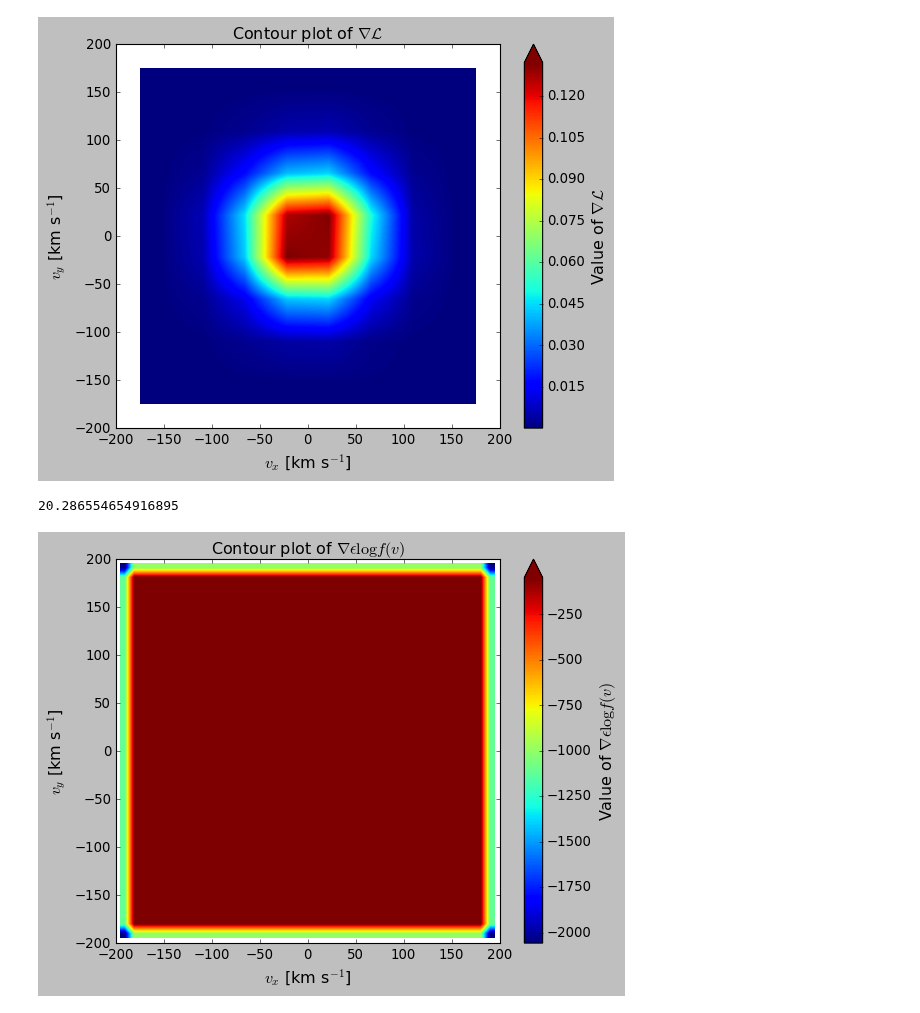
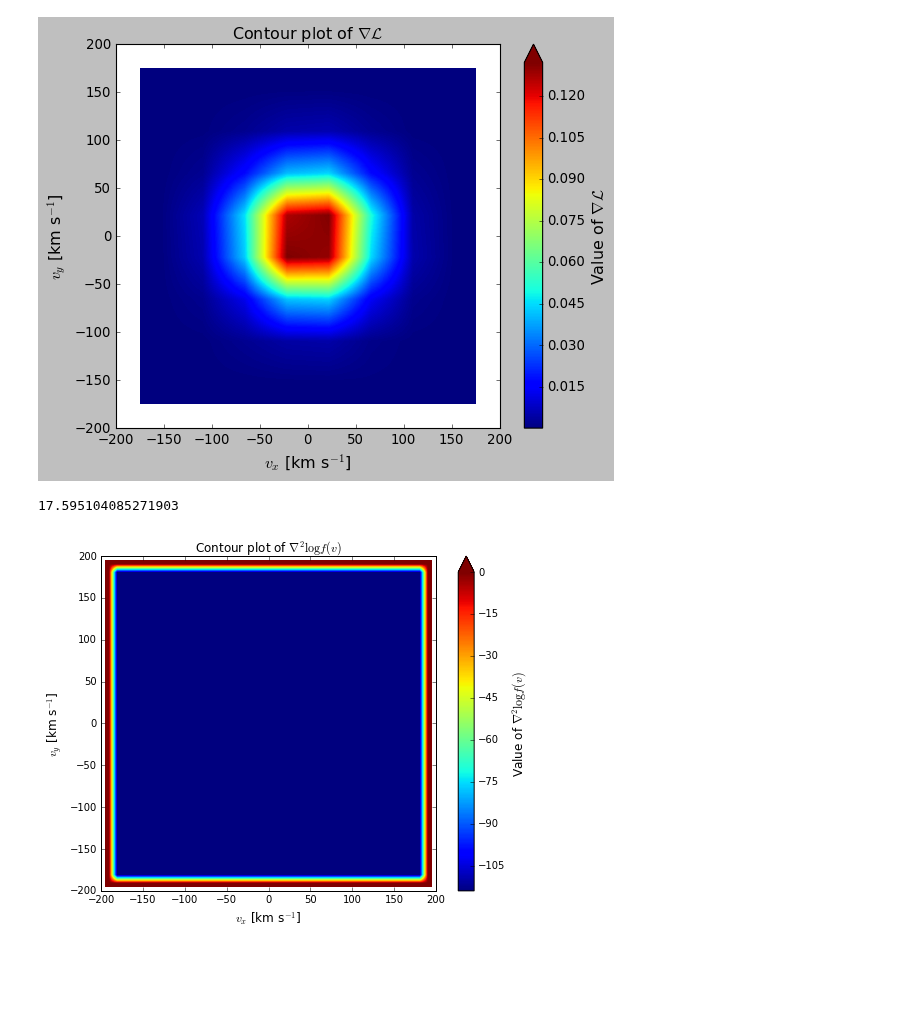
Before and after one commit to PaulMcMillan-Astro/DeprojectionProject, a Jupyter notebook: InitialDeprojectionNotebook.ipynb, the cells around one changed output. Saved outputs shown, nothing was run; the diff lists cells and outputs as text; code cells hidden in the pictures; blank space fills up the shorter version.

Commit message:
Added fix for sec_der where the edge values caused issues

```diff
--- a/InitialDeprojectionNotebook.ipynb
+++ b/InitialDeprojectionNotebook.ipynb
@@ -497,27 +490,25 @@ phi0r = np.ravel(phi0)
 
 #secd = sec_der1(phi0,sigma2,dv)
 
-K0 = np.ravel(calc_K(pvals[0],rhatvals[0],vmin,dv,n))
+# K0 = np.ravel(calc_K(pvals[0],rhatvals[0],vmin,dv,n))
 
-Kvals = scisp.coo_matrix(K0)
+# Kvals = scisp.coo_matrix(K0)
 
-for i in range(1,N): #Loop that yield a sparse array of N K-values
+# for i in range(1,N): #Loop that yield a sparse array of N K-values
 
-    K = np.ravel(calc_K(pvals[i],rhatvals[i],vmin,dv,n))
-    K_coo = scisp.coo_matrix(K)
+#     K = np.ravel(calc_K(pvals[i],rhatvals[i],vmin,dv,n))
+#     K_coo = scisp.coo_matrix(K)
 
-    Kvals = scisp.vstack((Kvals,K_coo))
+#     Kvals = scisp.vstack((Kvals,K_coo))
 
-Kvals_csc = Kvals.tocsc()
-
-# phi0 = np.ravel(phi0) #fmin_cg only takes one-dimensional inputs for the initial guess
-
+# Kvals_csc = Kvals.tocsc()
 
 #%timeit get_negL(phi0, Kvals, N, 8e-14, dv, n, sigma2)
 
 # cProfile.run('get_negL(phi0, Kvals, N, 8e-14, dv, n, sigma2)')
 
-get_negLL(phi0r, Kvals_csc, N, 1e-12, dv, n, sigma2)
+get_negLL(phi0r, Kvals_csc, N, 1e-10, dv, n, sigma2)
+# max_L(1e-11,pvals,rhatvals,vmin,dv,n)
 # old = get_grad_negLL(phi0, Kvals, N, 8e-14, dv, n, sigma2)
 # %% [output]
-20.286554654916895
+17.595104085271903
@@ -523,0 +565,8 @@ get_negLL(phi0r, Kvals_csc, N, 1e-12, dv, n, sigma2)
+# %%
+sigma2, vmean = calc_sigma2(pvals,rhatvals, give_vmean=True)
+
+sigma = np.sqrt(sigma2)
+
+phi0 = phi_guess(vmean,sigma,vmin,dv,n)
+
+phi_arr = sec_der1(phi0,sigma2,dv)
@@ -524,8 +638,6 @@ get_negLL(phi0r, Kvals_csc, N, 1e-12, dv, n, sigma2)
 # %%
-from Deproject_plots import plot_sec_der
-
 phi0_temp = np.ones_like(phi0)
 
-plot_sec_der(phi0_temp, 'xy', pvals, rhatvals, vmin, dv, n)
+plot_sec_der1(phi0, 'xy', pvals, rhatvals, vmin, dv, n)
 # %% [output]
-[figure, old version]
+[figure, new version]
```
Also changed, not shown: parts of 7 cells of this notebook, 2 other files.
